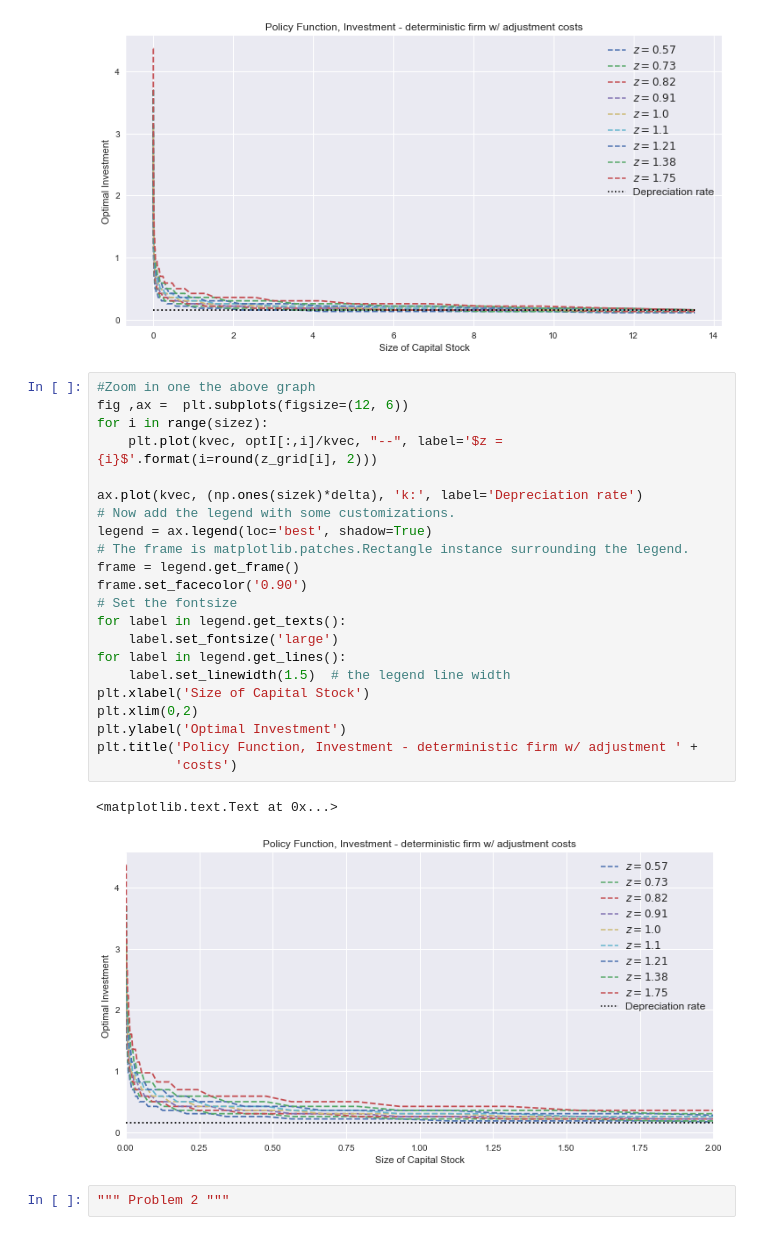
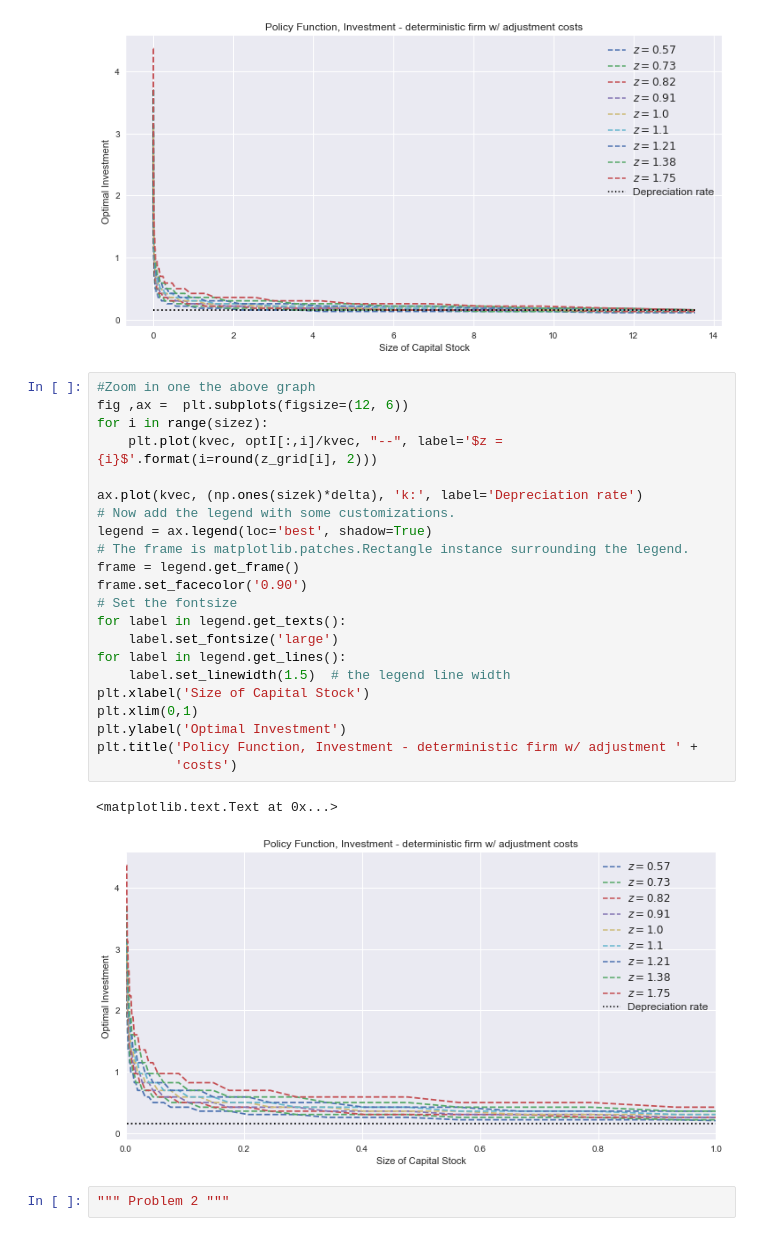
Before and after one commit to deehrlich/BootCamp2017, a Jupyter notebook: ProbSets/Econ/Week 3/Ehrlich_FirmDynamics.ipynb, the cells around one changed output. Saved outputs shown, nothing was run; the diff lists cells and outputs as text.

```diff
--- a/ProbSets/Econ/Week 3/Ehrlich_FirmDynamics.ipynb
+++ b/ProbSets/Econ/Week 3/Ehrlich_FirmDynamics.ipynb
@@ -183,28 +183,28 @@ plt.title('Policy Function, Investment - deterministic firm w/ adjustment ' +
 # %%
 #Zoom in one the above graph
 fig ,ax =  plt.subplots(figsize=(12, 6))
 for i in range(sizez):
     plt.plot(kvec, optI[:,i]/kvec, "--", label='$z = {i}$'.format(i=round(z_grid[i], 2)))
 
 ax.plot(kvec, (np.ones(sizek)*delta), 'k:', label='Depreciation rate')
 # Now add the legend with some customizations.
 legend = ax.legend(loc='best', shadow=True)
 # The frame is matplotlib.patches.Rectangle instance surrounding the legend.
 frame = legend.get_frame()
 frame.set_facecolor('0.90')
 # Set the fontsize
 for label in legend.get_texts():
     label.set_fontsize('large')
 for label in legend.get_lines():
     label.set_linewidth(1.5)  # the legend line width
 plt.xlabel('Size of Capital Stock')
-plt.xlim(0,2)
+plt.xlim(0,1)
 plt.ylabel('Optimal Investment')
 plt.title('Policy Function, Investment - deterministic firm w/ adjustment ' +
           'costs')
 # %% [output]
 <matplotlib.text.Text at 0x...>
-[figure, old version]
+[figure, new version]
 # %%
 """ Problem 2 """
 # %% [output]
```
Also changed, not shown: parts of 2 cells of this notebook.
